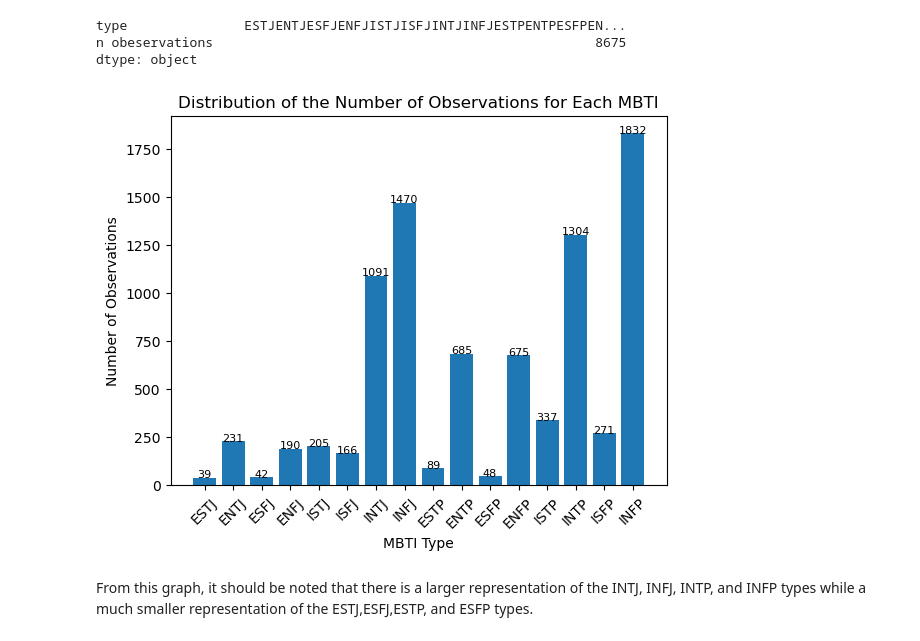
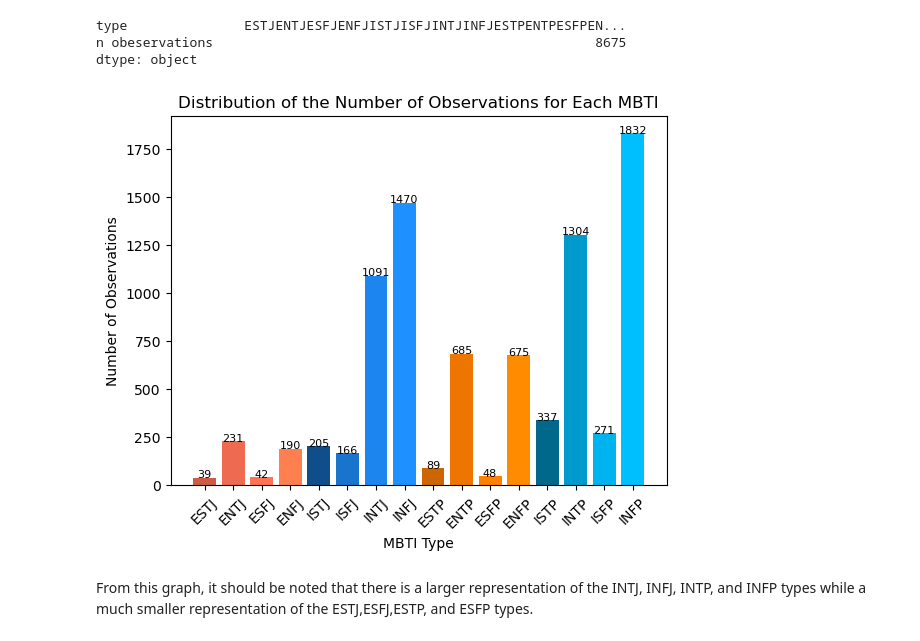
Before and after one commit to zayabzt/ECON323MBTI, a Jupyter notebook: Project File.ipynb, the cells around one changed output. Cells and saved outputs as stored; diff of their text form; code cells hidden in the pictures.

Commit message:
added packages and colors for mbti

```diff
--- a/Project File.ipynb
+++ b/Project File.ipynb
@@ -150,19 +153,24 @@ type               ESTJENTJESFJENFJISTJISFJINTJINFJESTPENTPESFPEN...
 n obeservations                                                 8675
 dtype: object
 # %%
+colors = ['#cd5b45', '#ee6a50','#ff7256', '#ff7f50',
+          '#104e8b', '#1874cd', '#1c86ee', '#1e90ff',
+          '#cd6600','#ee7600', '#ff7f00', '#ff8c00',
+          '#00688b', '#009acd', '#00b2ee', '#00bfff']
+
 def bar_labels(x,y):
     for i in range(len(x)):
         plt.text(i,y[i],y[i], ha = "center", fontsize=8)
 
-plt.bar(n_obs["type"], n_obs["n obeservations"], width = 0.8)
+plt.bar(n_obs["type"], n_obs["n obeservations"], width = 0.8, color = colors)
 plt.xlabel("MBTI Type")
 plt.ylabel("Number of Observations")
 plt.xticks(rotation = 45)
 plt.title("Distribution of the Number of Observations for Each MBTI")
 
 bar_labels(n_obs["type"], n_obs["n obeservations"])
 # %% [output]
-[figure, old version]
+[figure, new version]
 # %% [markdown]
 From this graph, it should be noted that there is a larger representation of the INTJ, INFJ, INTP, and INFP types while a much smaller representation of the ESTJ,ESFJ,ESTP, and ESFP types.
 # %% [markdown]
```
Also changed, not shown: parts of 4 cells of this notebook.
